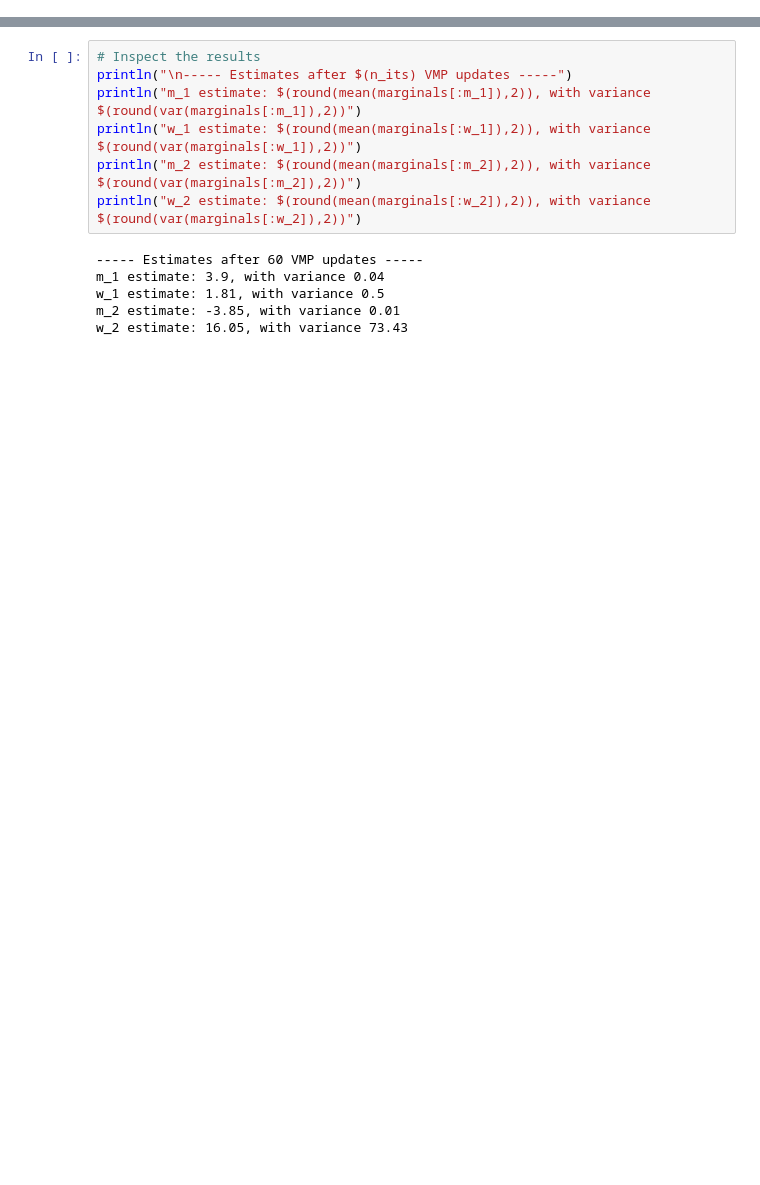
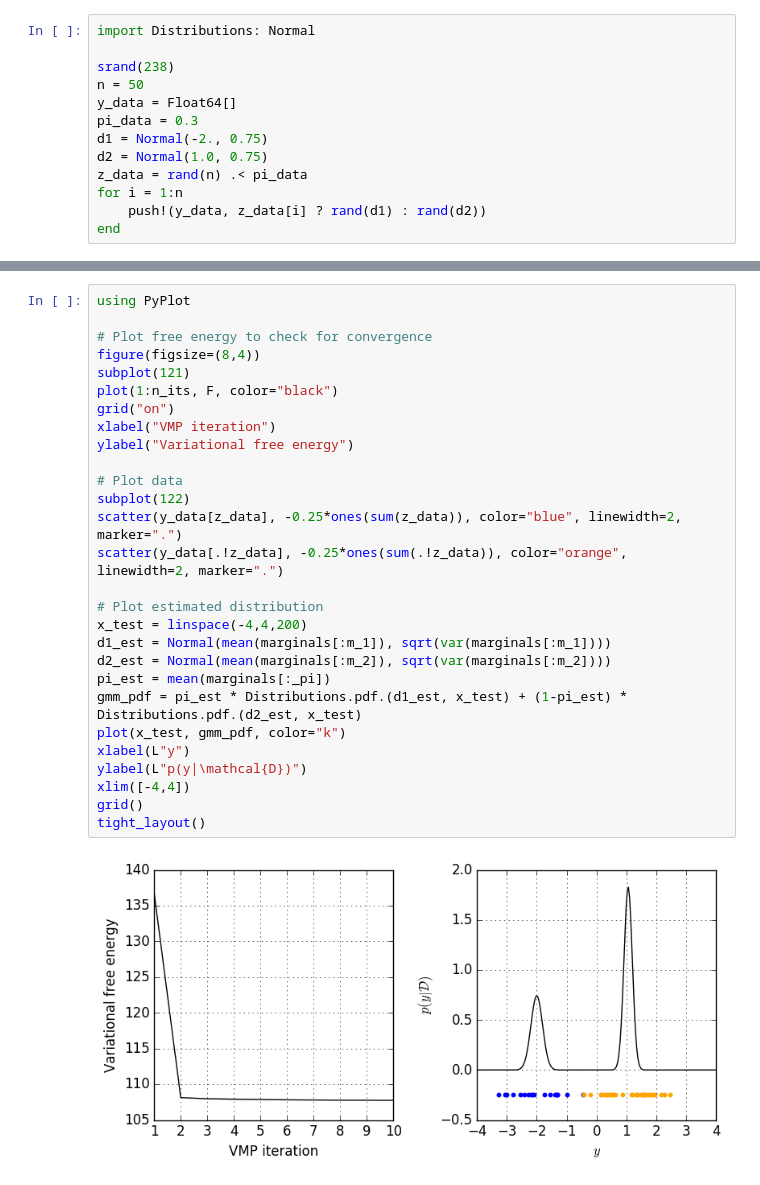
Before and after one commit to biaslab/ForneyLab.jl, a Jupyter notebook: demo/4_variational_estimation_gaussian_mixture.ipynb, the cells around one changed output, grey strips where cells are left out. Drawn from its saved outputs; the diff is of its cells as text; blank space fills up the shorter version.

```diff
--- a/demo/4_variational_estimation_gaussian_mixture.ipynb
+++ b/demo/4_variational_estimation_gaussian_mixture.ipynb
@@ -55 +24,14 @@ end
+# %%
+import Distributions: Normal
+
+srand(238)
+n = 50
+y_data = Float64[]
+pi_data = 0.3
+d1 = Normal(-2., 0.75)
+d2 = Normal(1.0, 0.75)
+z_data = rand(n) .< pi_data
+for i = 1:n
+    push!(y_data, z_data[i] ? rand(d1) : rand(d2))
+end
 # %% [markdown]
@@ -156,13 +105,30 @@ xlim(0.0, n_its+1)
-# %%
-# Inspect the results
-println("\n----- Estimates after $(n_its) VMP updates -----")
-println("m_1 estimate: $(round(mean(marginals[:m_1]),2)), with variance $(round(var(marginals[:m_1]),2))")
-println("w_1 estimate: $(round(mean(marginals[:w_1]),2)), with variance $(round(var(marginals[:w_1]),2))")
-println("m_2 estimate: $(round(mean(marginals[:m_2]),2)), with variance $(round(var(marginals[:m_2]),2))")
-println("w_2 estimate: $(round(mean(marginals[:w_2]),2)), with variance $(round(var(marginals[:w_2]),2))")
-# %% [output]
------ Estimates after 60 VMP updates -----
-m_1 estimate: 3.9, with variance 0.04
-w_1 estimate: 1.81, with variance 0.5
-m_2 estimate: -3.85, with variance 0.01
-w_2 estimate: 16.05, with variance 73.43
+# %%
+using PyPlot
+
+# Plot free energy to check for convergence
+figure(figsize=(8,4))
+subplot(121)
+plot(1:n_its, F, color="black")
+grid("on")
+xlabel("VMP iteration")
+ylabel("Variational free energy")
+
+# Plot data
+subplot(122)
+scatter(y_data[z_data], -0.25*ones(sum(z_data)), color="blue", linewidth=2, marker=".")
+scatter(y_data[.!z_data], -0.25*ones(sum(.!z_data)), color="orange", linewidth=2, marker=".")
+
+# Plot estimated distribution
+x_test = linspace(-4,4,200)
+d1_est = Normal(mean(marginals[:m_1]), sqrt(var(marginals[:m_1])))
+d2_est = Normal(mean(marginals[:m_2]), sqrt(var(marginals[:m_2])))
+pi_est = mean(marginals[:_pi])
+gmm_pdf = pi_est * Distributions.pdf.(d1_est, x_test) + (1-pi_est) * Distributions.pdf.(d2_est, x_test)
+plot(x_test, gmm_pdf, color="k")
+xlabel(L"y")
+ylabel(L"p(y|\mathcal{D})")
+xlim([-4,4])
+grid()
+tight_layout()
+# %% [output]
+[figure, added]
```
Also changed, not shown: parts of 16 cells of this notebook.
